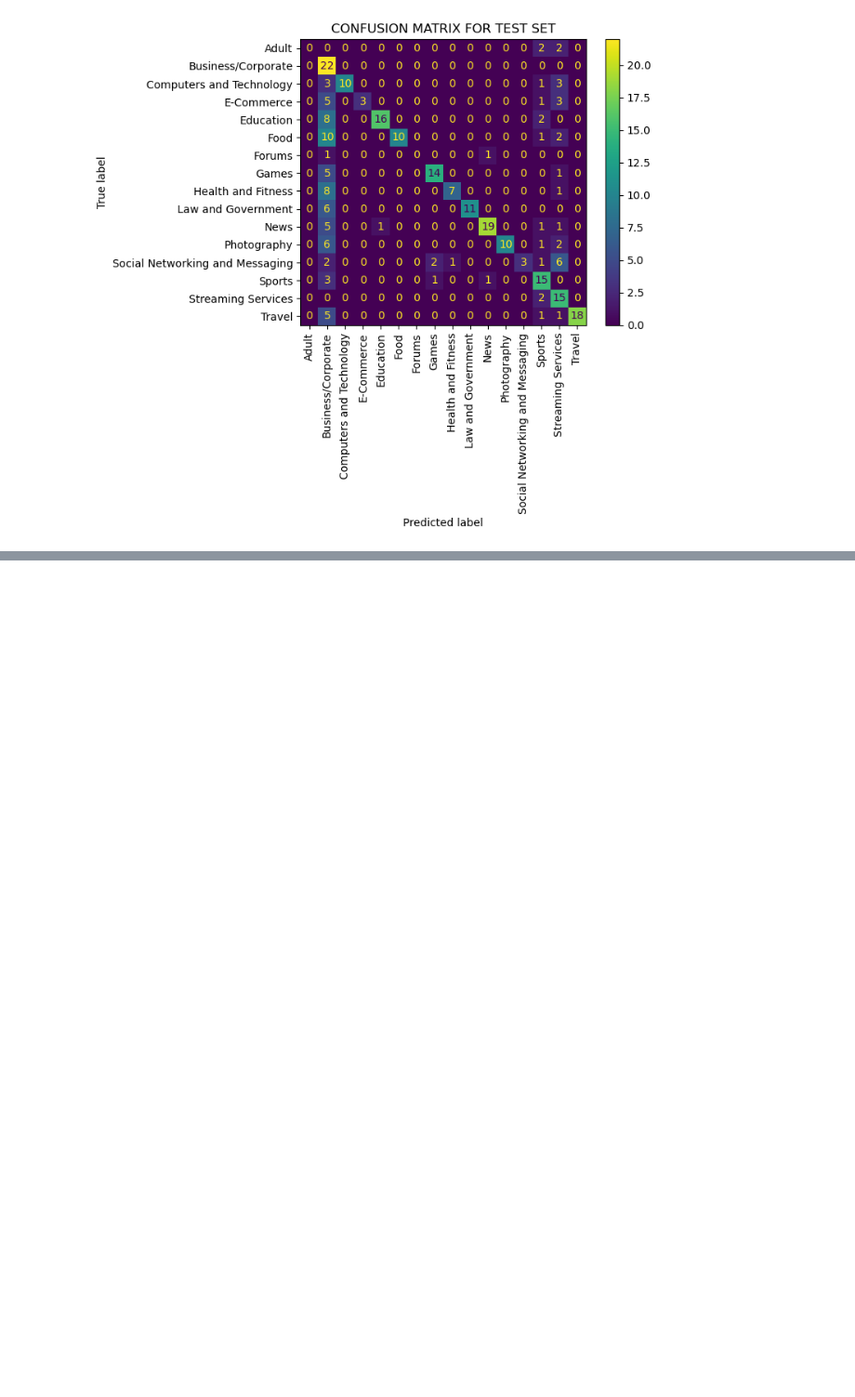
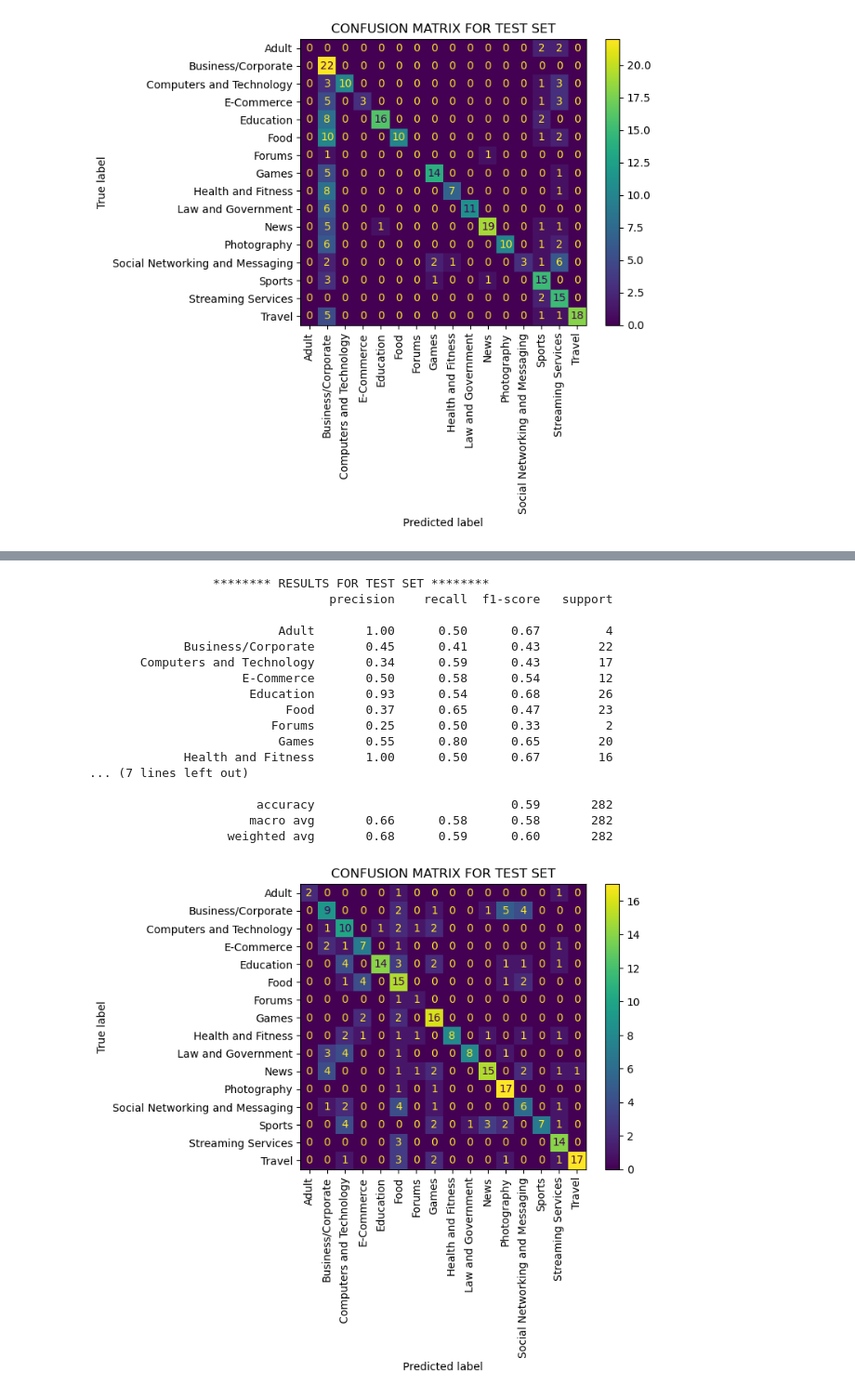
Before and after one commit to sabi000/Website-classification, a Jupyter notebook: text_encoding_BoW.ipynb, the cells around one changed output, grey strips where cells are left out. Shown at 93% size. Cells and saved outputs as stored; diff of their text form; code cells hidden in the pictures; blank space fills up the shorter version.

```diff
--- a/text_encoding_BoW.ipynb
+++ b/text_encoding_BoW.ipynb
@@ -349,0 +394,21 @@ get_results(svm_clf, X_test, y_test, 'TEST')
+# %%
+get_results(knn_clf, X_test, y_test, 'TEST')
+# %% [output]
+                 ******** RESULTS FOR TEST SET ********
+                                 precision    recall  f1-score   support
+
+                          Adult       1.00      0.50      0.67         4
+             Business/Corporate       0.45      0.41      0.43        22
+       Computers and Technology       0.34      0.59      0.43        17
+                     E-Commerce       0.50      0.58      0.54        12
+                      Education       0.93      0.54      0.68        26
+                           Food       0.37      0.65      0.47        23
+                         Forums       0.25      0.50      0.33         2
+                          Games       0.55      0.80      0.65        20
+             Health and Fitness       1.00      0.50      0.67        16
+... (7 lines left out)
+
+                       accuracy                           0.59       282
+                      macro avg       0.66      0.58      0.58       282
+                   weighted avg       0.68      0.59      0.60       282
+[figure, added]
```
Also changed, not shown: parts of 47 cells of this notebook.
